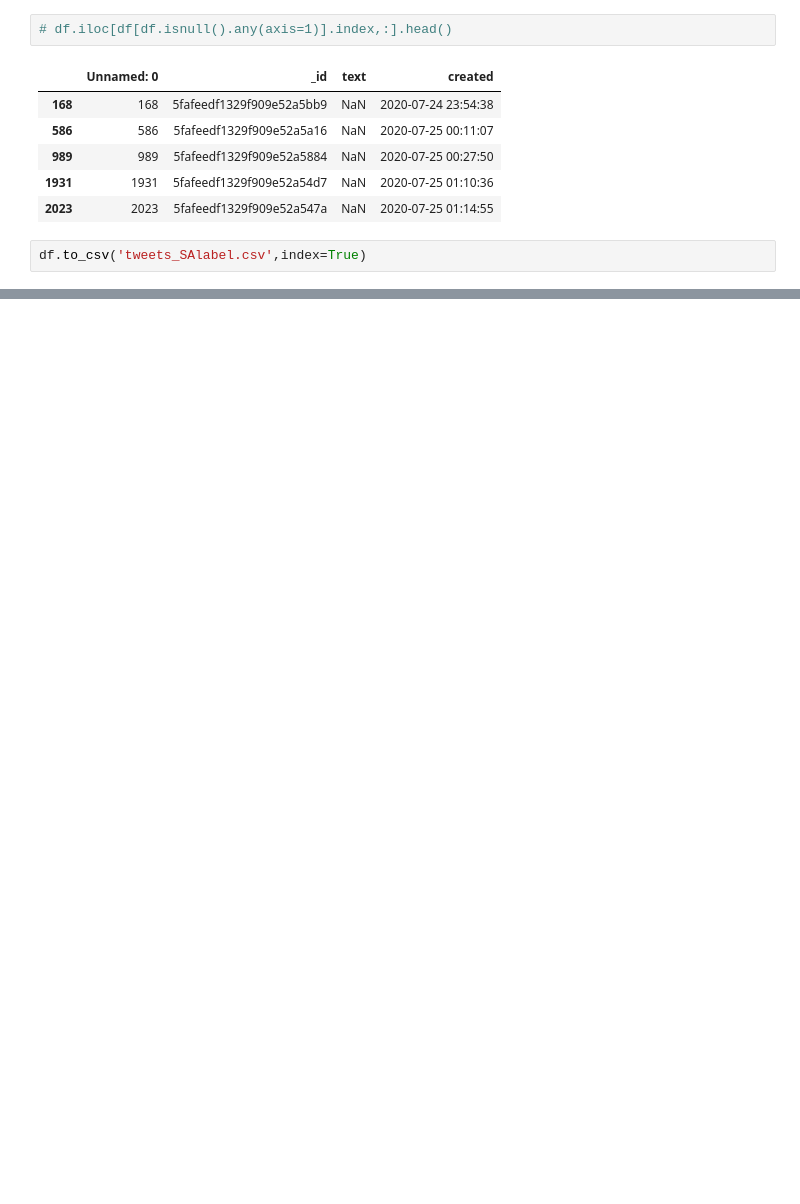
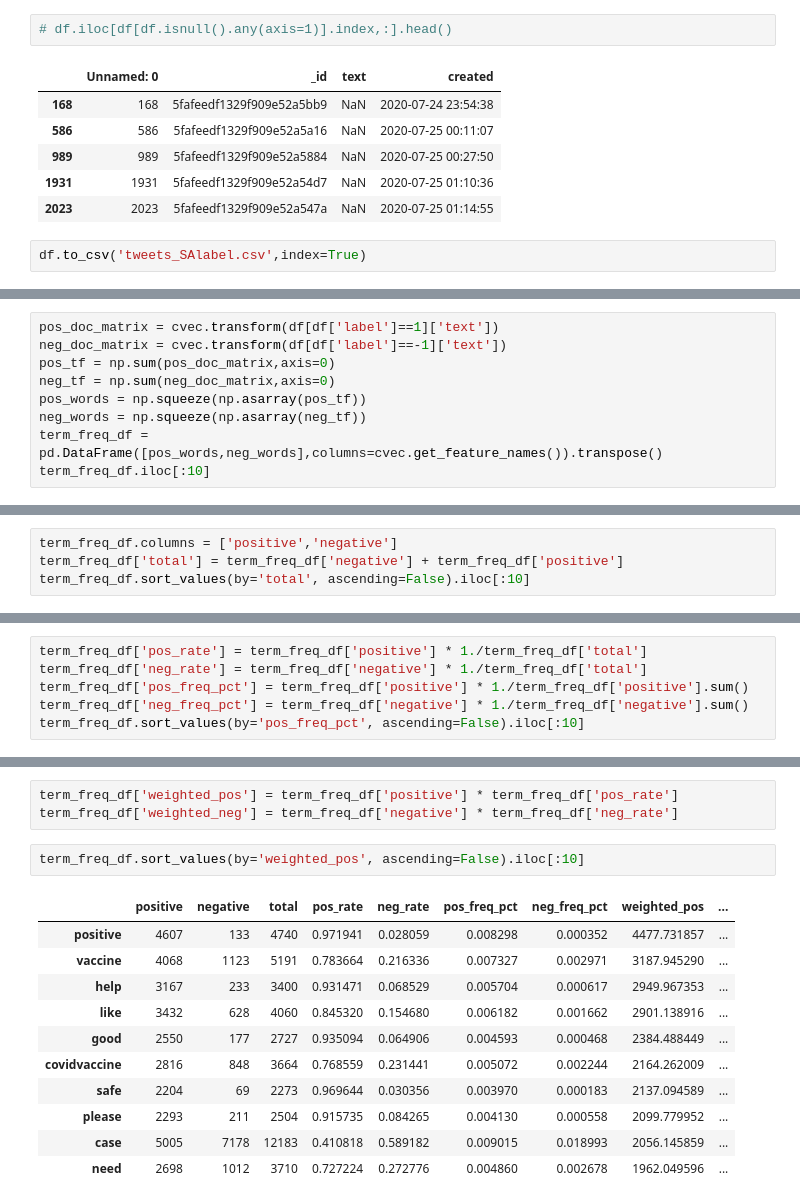
Before and after one commit to super3one/6000I-Sentiment-Analysis-on-Covid19-Tweets, a Jupyter notebook: nltk_Sentiment_Analysis.ipynb, the cells around one changed output, grey strips where cells are left out. Saved outputs shown, nothing was run; the diff lists cells and outputs as text; blank space fills up the shorter version.

```diff
--- a/nltk_Sentiment_Analysis.ipynb
+++ b/nltk_Sentiment_Analysis.ipynb
@@ -155,0 +201,9 @@ df.to_csv('tweets_SAlabel.csv',index=True)
+# %%
+pos_doc_matrix = cvec.transform(df[df['label']==1]['text'])
+neg_doc_matrix = cvec.transform(df[df['label']==-1]['text'])
+pos_tf = np.sum(pos_doc_matrix,axis=0)
+neg_tf = np.sum(neg_doc_matrix,axis=0)
+pos_words = np.squeeze(np.asarray(pos_tf))
+neg_words = np.squeeze(np.asarray(neg_tf))
+term_freq_df = pd.DataFrame([pos_words,neg_words],columns=cvec.get_feature_names()).transpose()
+term_freq_df.iloc[:10]
@@ -155,0 +222,4 @@ df.to_csv('tweets_SAlabel.csv',index=True)
+# %%
+term_freq_df.columns = ['positive','negative']
+term_freq_df['total'] = term_freq_df['negative'] + term_freq_df['positive']
+term_freq_df.sort_values(by='total', ascending=False).iloc[:10]
@@ -155,0 +238,6 @@ df.to_csv('tweets_SAlabel.csv',index=True)
+# %%
+term_freq_df['pos_rate'] = term_freq_df['positive'] * 1./term_freq_df['total']
+term_freq_df['neg_rate'] = term_freq_df['negative'] * 1./term_freq_df['total']
+term_freq_df['pos_freq_pct'] = term_freq_df['positive'] * 1./term_freq_df['positive'].sum()
+term_freq_df['neg_freq_pct'] = term_freq_df['negative'] * 1./term_freq_df['negative'].sum()
+term_freq_df.sort_values(by='pos_freq_pct', ascending=False).iloc[:10]
@@ -155,0 +284,17 @@ df.to_csv('tweets_SAlabel.csv',index=True)
+# %%
+term_freq_df['weighted_pos'] = term_freq_df['positive'] * term_freq_df['pos_rate']
+term_freq_df['weighted_neg'] = term_freq_df['negative'] * term_freq_df['neg_rate']
+# %%
+term_freq_df.sort_values(by='weighted_pos', ascending=False).iloc[:10]
+# %% [output]
+|  | positive | negative | total | pos_rate | neg_rate | pos_freq_pct | neg_freq_pct | weighted_pos | ... |
+| positive | 4607 | 133 | 4740 | 0.971941 | 0.028059 | 0.008298 | 0.000352 | 4477.731857 | ... |
+| vaccine | 4068 | 1123 | 5191 | 0.783664 | 0.216336 | 0.007327 | 0.002971 | 3187.945290 | ... |
+| help | 3167 | 233 | 3400 | 0.931471 | 0.068529 | 0.005704 | 0.000617 | 2949.967353 | ... |
+| like | 3432 | 628 | 4060 | 0.845320 | 0.154680 | 0.006182 | 0.001662 | 2901.138916 | ... |
+| good | 2550 | 177 | 2727 | 0.935094 | 0.064906 | 0.004593 | 0.000468 | 2384.488449 | ... |
+| covidvaccine | 2816 | 848 | 3664 | 0.768559 | 0.231441 | 0.005072 | 0.002244 | 2164.262009 | ... |
+| safe | 2204 | 69 | 2273 | 0.969644 | 0.030356 | 0.003970 | 0.000183 | 2137.094589 | ... |
+| please | 2293 | 211 | 2504 | 0.915735 | 0.084265 | 0.004130 | 0.000558 | 2099.779952 | ... |
+| case | 5005 | 7178 | 12183 | 0.410818 | 0.589182 | 0.009015 | 0.018993 | 2056.145859 | ... |
+| need | 2698 | 1012 | 3710 | 0.727224 | 0.272776 | 0.004860 | 0.002678 | 1962.049596 | ... |
```
Also changed, not shown: parts of 13 cells of this notebook.
